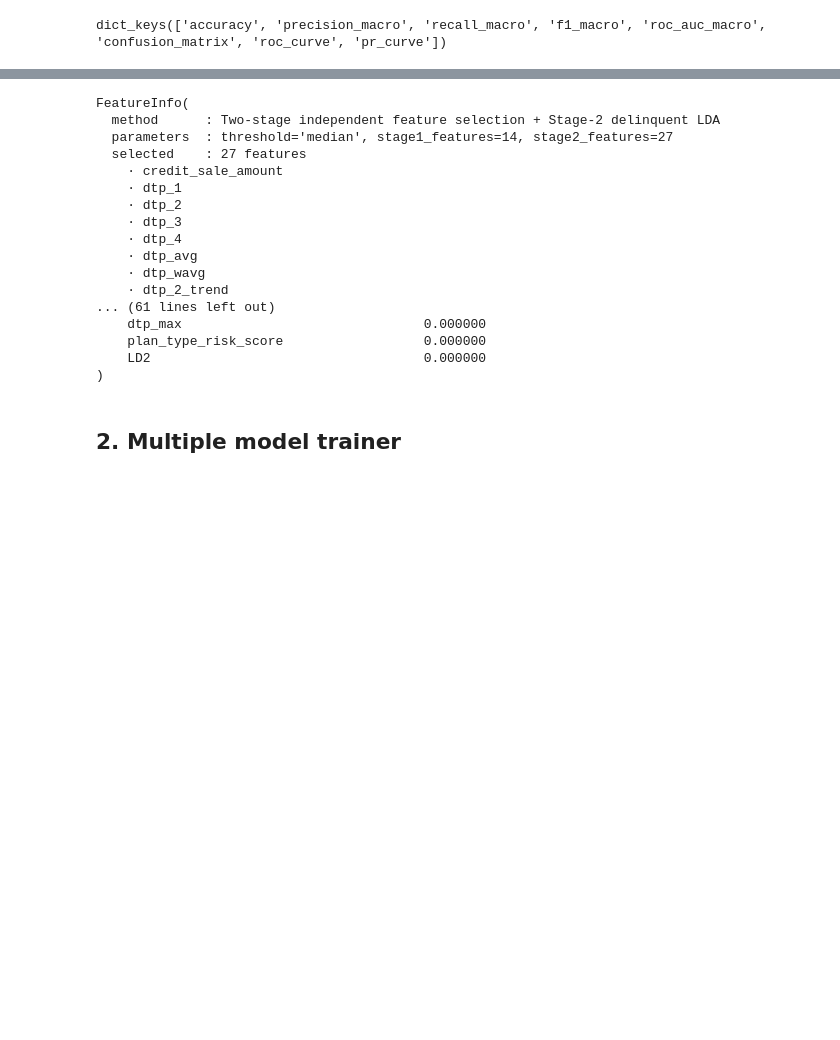
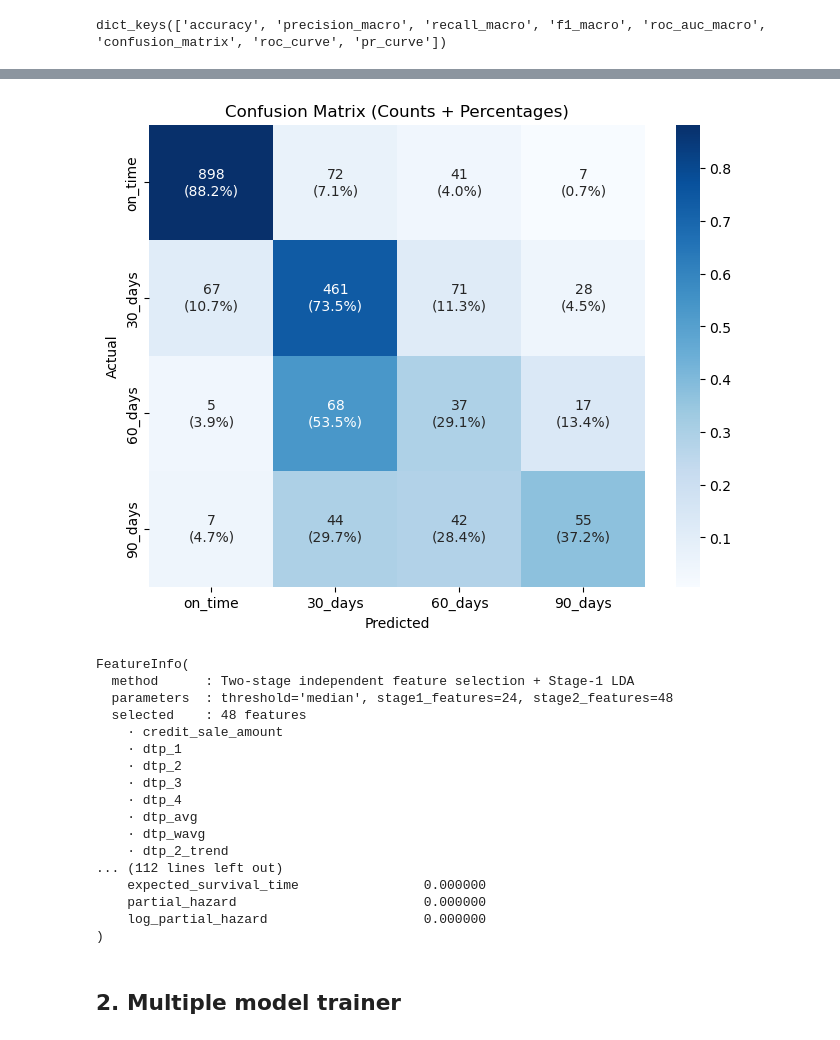
Before and after one commit to anneryeo/invoice-payment-prediction-thesis, a Jupyter notebook: Machine Learning.ipynb, the cells around one changed output, grey strips where cells are left out. Drawn from its saved outputs; the diff is of its cells as text; code cells hidden in the pictures; blank space fills up the shorter version.

Commit message:
feat: made the ''use_lda'' parameter accept a list to explicitly state which stage will apply LDA

```diff
--- a/Machine Learning.ipynb
+++ b/Machine Learning.ipynb
@@ -995,7 +993,7 @@ y_test = preparer.y_test
 # ── 6. Generate survival features ──────────────────────────────────────────────────────────────
 from machine_learning.utils.features.generate_survival_features import generate_survival_features
 
-df_survival_train, df_survival_test = generate_survival_features(
+X_survival_train, X_survival_test = generate_survival_features(
     X_surv, T, E, X_train, X_test,
     best_params=best_surv_parameters,
     time_points=best_time_points
@@ -1090,11 +1088,11 @@ from xgboost import XGBClassifier
 from sklearn.ensemble import AdaBoostClassifier
 
 pipeline = TwoStagePipeline(
-    X_train, X_test, y_train, y_test,
+    X_survival_train, X_survival_test, y_train, y_test,
     args,
     stage1_estimator=XGBClassifier(**model_parameters["stage1"]),
     stage2_estimator=AdaBoostClassifier(**model_parameters["stage2"]),
-    use_lda = True,
+    use_lda = [True, False],
     lda_mode = "append",
 )
 
@@ -1119,10 +1117,42 @@ AUC: 0.8913423516531942
+# %%
+import matplotlib.pyplot as plt
+import seaborn as sns
+import numpy as np
+
+# Confusion matrix (convert to NumPy array)
+cm = np.array(result['confusion_matrix'])
+
+# Class mapping
+class_mapping = {'on_time': 0, '30_days': 1, '60_days': 2, '90_days': 3}
+labels = list(class_mapping.keys())
+
+# Normalize by row (true class)
+cm_normalized = cm.astype(float) / cm.sum(axis=1)[:, np.newaxis]
+
+# Create annotations with both raw counts and percentages
+annot = np.empty_like(cm).astype(str)
+for i in range(cm.shape[0]):
+    for j in range(cm.shape[1]):
+        annot[i, j] = f"{cm[i, j]}\n({cm_normalized[i, j]:.1%})"
+
+# Plot heatmap using normalized values for color
+plt.figure(figsize=(8,6))
+sns.heatmap(cm_normalized, annot=annot, fmt="", cmap="Blues",
+            xticklabels=labels, yticklabels=labels)
+
+plt.xlabel("Predicted")
+plt.ylabel("Actual")
+plt.title("Confusion Matrix (Counts + Percentages)")
+plt.show()
+# %% [output]
+[figure, added]
 # %%
 selected_features
 # %% [output]
 FeatureInfo(
-  method      : Two-stage independent feature selection + Stage-2 delinquent LDA
-  parameters  : threshold='median', stage1_features=14, stage2_features=27
-  selected    : 27 features
+  method      : Two-stage independent feature selection + Stage-1 LDA
+  parameters  : threshold='median', stage1_features=24, stage2_features=48
+  selected    : 48 features
     · credit_sale_amount
     · dtp_1
     · dtp_2
@@ -1131,10 +1161,10 @@ FeatureInfo(
     · dtp_avg
     · dtp_wavg
     · dtp_2_trend
-... (61 lines left out)
-    dtp_max                               0.000000
-    plan_type_risk_score                  0.000000
-    LD2                                   0.000000
+... (112 lines left out)
+    expected_survival_time                0.000000
+    partial_hazard                        0.000000
+    log_partial_hazard                    0.000000
 )
 # %% [markdown]
 ## 2. Multiple model trainer
```
Also changed, not shown: parts of 2 cells of this notebook, 1 other file.
